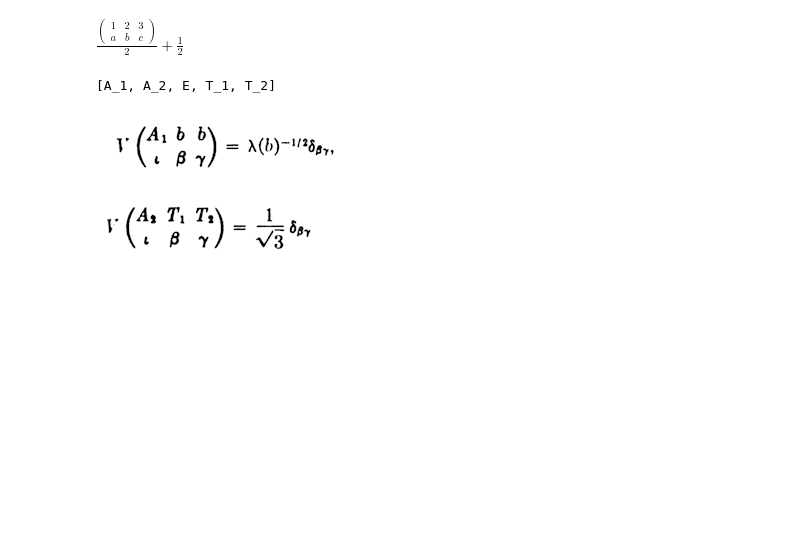
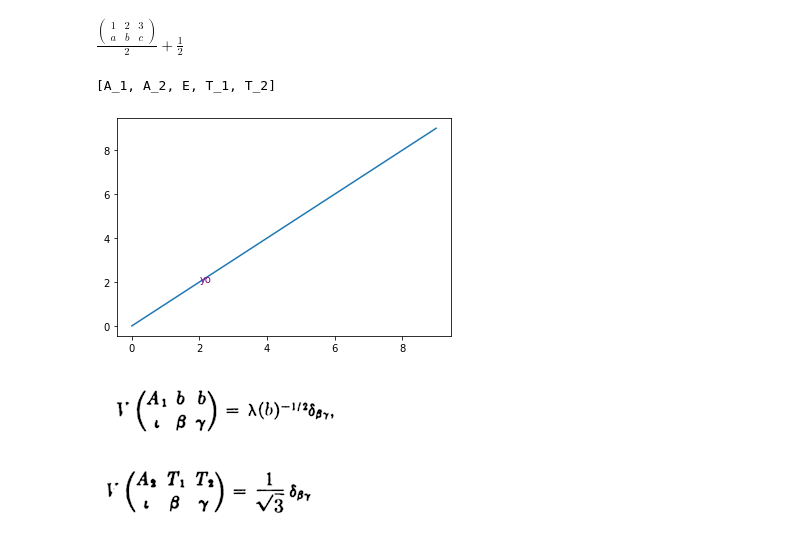
Before and after one commit to zia-lab/qdef, a Jupyter notebook: ClebschG.ipynb, the cells around one changed output. Cells and saved outputs as stored; diff of their text form; code cells hidden in the pictures; blank space fills up the shorter version.

```diff
--- a/ClebschG.ipynb
+++ b/ClebschG.ipynb
@@ -138,6 +138,13 @@ irreps = group.irrep_labels
 irreps
 # %% [output]
 [A_1, A_2, E, T_1, T_2]
+# %%
+plt.figure()
+plt.plot(range(10))
+plt.text(2,2,'yo',color='purple')
+plt.show()
+# %% [output]
+[figure, added]
 # %%
 def Vsymb(v_args):
     latex_strings = list(map(sp.latex,v_args))
```
Also changed, not shown: 13 other files.
